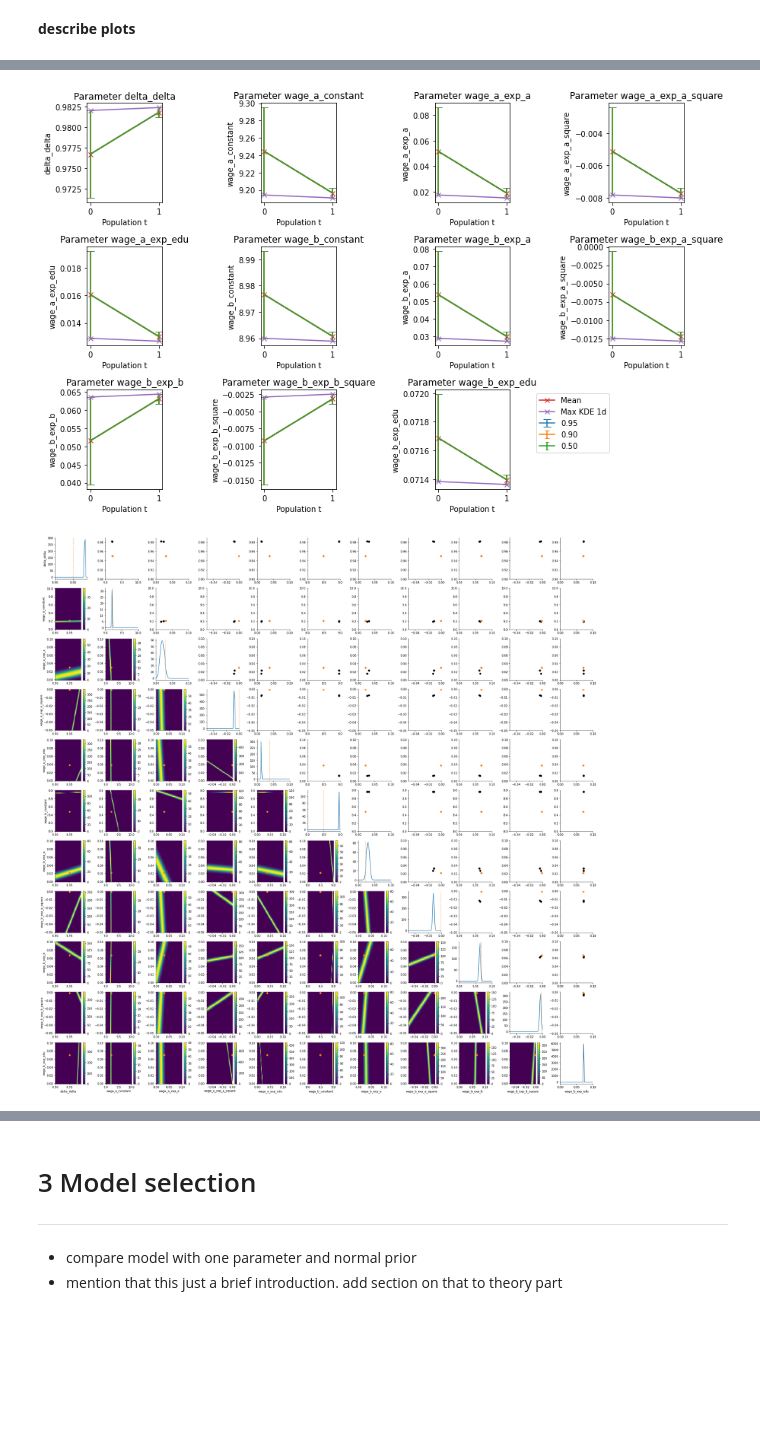
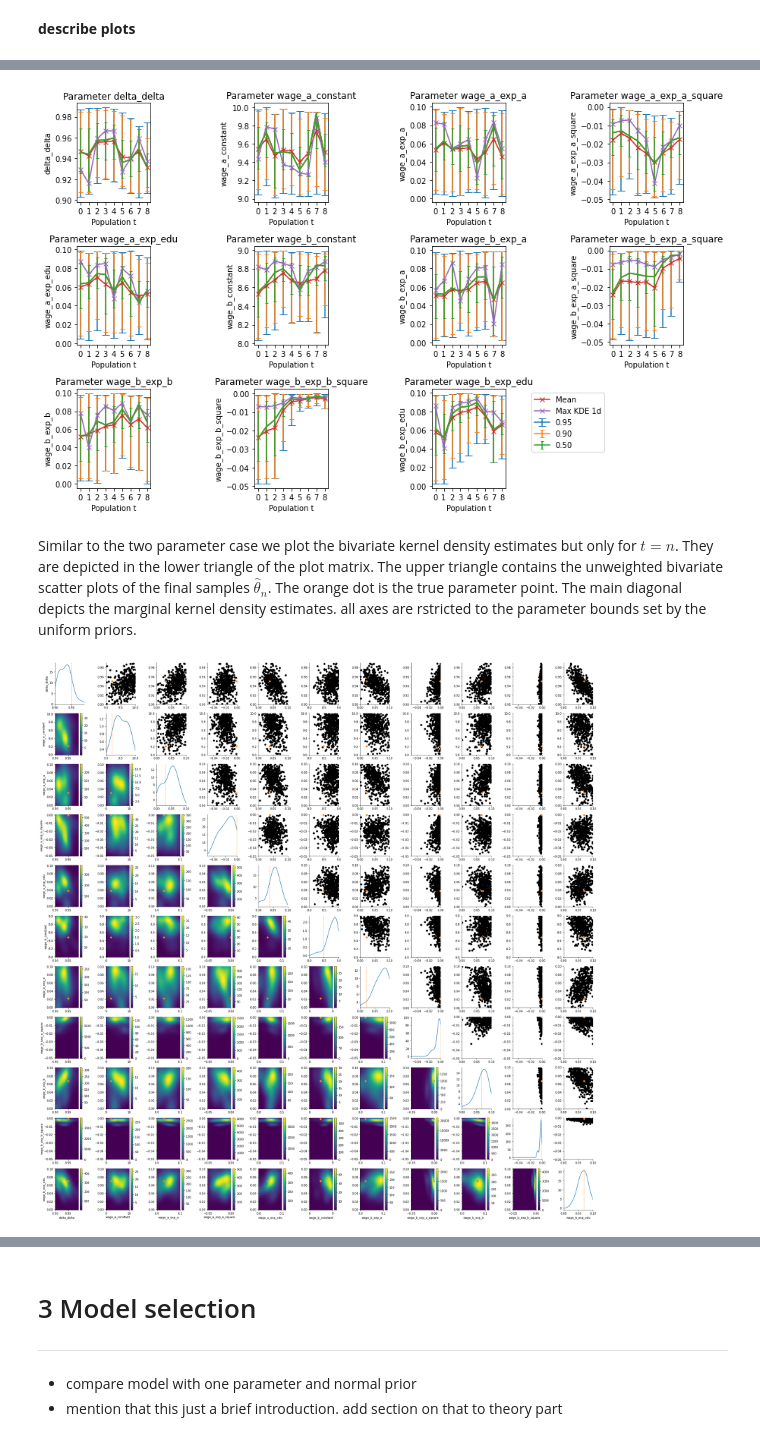
Before and after one commit to manuhuth/respyabc, a Jupyter notebook: docs/source/tutorials/ose_grading.ipynb, the cells around one changed output, grey strips where cells are left out. Saved outputs shown, nothing was run; the diff lists cells and outputs as text; code cells hidden in the pictures; blank space fills up the shorter version.

```diff
--- a/docs/source/tutorials/ose_grading.ipynb
+++ b/docs/source/tutorials/ose_grading.ipynb
@@ -183,8 +185,8 @@ f"The distance is: {seed_distance_a :0.2f}"
 **Choosing the pyABC settings**\
 We set the size of the pyABC samples to 500 and the maximum possible number of drawn populations to $n=10$. The excact magnitudes in applications depend on the respective data. In general, if a rigorous analysis is desired, the maximum number of drawn pyABC populations should not be reached, since this tool is more for convenience to reduce computation time and give the user the possibility to check the results.
 # %%
-population_size = 2
-max_nr_populations = 2
+population_size = 500
+max_nr_populations = 10
 # %% [markdown]
 $\epsilon_n$ is set to be 0.05. This was found to be a valid epsilon in previous simulations. We choose a uniform prior $\delta \sim U(\cdot)$. Choosing a uniform prior has the advantage that the user sets the distribution bounds as bounds for the posterior distribution, yielding more control on which values to allow. Specifying priors must be done in a dictionary with the parameter name corresponding to the multiindex of `params` as key and a list containing another list that specifies the distribution parameters and the type of the distribution. Currently only the uniform distribution (`"uniform"`) and the normal distribution (`"norm"`) are implemented.
 # %%
@@ -487,0 +527,8 @@ Name: estimate, dtype: float64
+# %%
+params_single_index = transform_multiindex_to_single_index(params, "category", "name")
+true_parameter_multi = np.array(params_single_index.loc[estimate_multi.index]["value"])
+rel_bias_multi = (np.array(estimate_multi) / true_parameter_multi - 1) * 100
+df_rel_bias_multi = pd.DataFrame(
+    data=rel_bias_multi, index=estimate_multi.index, columns=["relative bias in %"]
+)
+df_rel_bias_multi
@@ -496,28 +559,23 @@ plot_multiple_credible_intervals(
     legend_location="lower_right",
 )
 # %% [output]
-[figure, old version]
+[figure, new version]
+# %% [markdown]
+Similar to the two parameter case we plot the bivariate kernel density estimates but only for $t=n$. They are depicted in the lower triangle of the plot matrix. The upper triangle contains the unweighted bivariate scatter plots of the final samples $\hat{\theta}_n$. The orange dot is the true parameter point. The main diagonal depicts the marginal kernel density estimates. all axes are rstricted to the parameter bounds set by the uniform priors.
 # %%
-true_values = {
-    "delta_delta": 0.95,
-    "wage_a_constant": 9.21,
-    "wage_a_exp_a": 0.03,
-    "wage_a_exp_a_square": -0.0005,
-    "wage_a_exp_edu": 0.038,
-    "wage_b_constant": 8.48,
-    "wage_b_exp_a": 0.0220,
-    "wage_b_exp_a_square": -0.0005,
-    "wage_b_exp_b": 0.0670,
-    "wage_b_exp_b_square": -0.001,
-    "wage_b_exp_edu": 0.07,
-}
+true_values = {}
+count = 0
+for i in estimate_multi.index:
+    true_values[i] = true_parameter_multi[count]
+    count += 1
+
 limits = {}
 keys = parameters_prior_multi.keys()
 for i in keys:
     limits[i] = (
         parameters_prior_multi[i][0][0],
         parameters_prior_multi[i][0][0] + parameters_prior_multi[i][0][1],
     )
 kde_matrix = plot_kde_matrix_highlevel(history_multi, refval=true_values, limits=limits)
 # %% [output]
-[figure, old version]
+[figure, new version]
```
Also changed, not shown: parts of 45 cells of this notebook, 1 other file.
